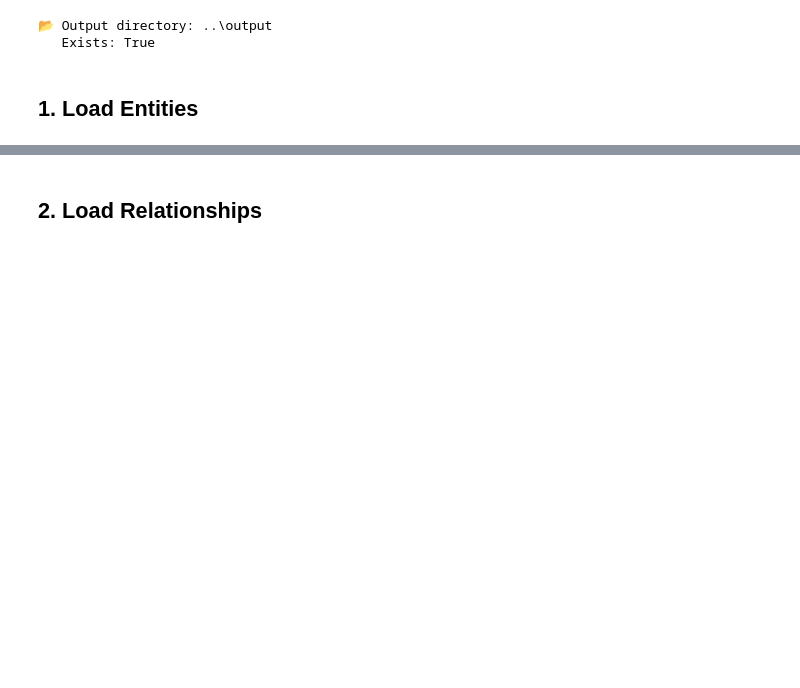
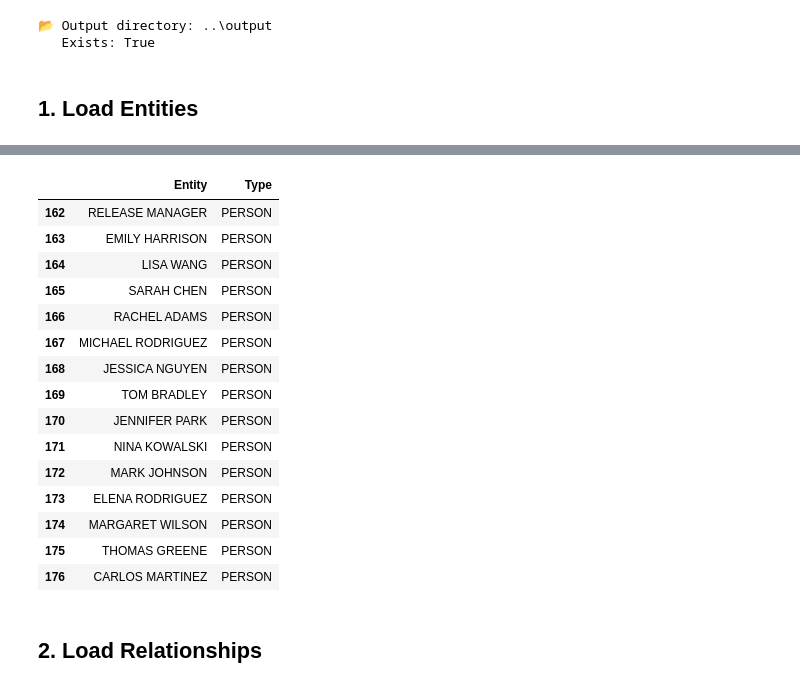
Before and after one commit to cristofima/maf-graphrag-series, a Jupyter notebook: notebooks/01_explore_graph.ipynb, the cells around one changed output, grey strips where cells are left out. Drawn from its saved outputs; the diff is of its cells as text; code cells hidden in the pictures; blank space fills up the shorter version.

```diff
--- a/notebooks/01_explore_graph.ipynb
+++ b/notebooks/01_explore_graph.ipynb
@@ -81,3 +84,22 @@ entity_table
+# %%
+entity_table.tail(15)
+# %% [output]
+|  | Entity | Type |
+| 162 | RELEASE MANAGER | PERSON |
+| 163 | EMILY HARRISON | PERSON |
+| 164 | LISA WANG | PERSON |
+| 165 | SARAH CHEN | PERSON |
+| 166 | RACHEL ADAMS | PERSON |
+| 167 | MICHAEL RODRIGUEZ | PERSON |
+| 168 | JESSICA NGUYEN | PERSON |
+| 169 | TOM BRADLEY | PERSON |
+| 170 | JENNIFER PARK | PERSON |
+| 171 | NINA KOWALSKI | PERSON |
+| 172 | MARK JOHNSON | PERSON |
+| 173 | ELENA RODRIGUEZ | PERSON |
+| 174 | MARGARET WILSON | PERSON |
+| 175 | THOMAS GREENE | PERSON |
+| 176 | CARLOS MARTINEZ | PERSON |
 # %% [markdown]
 ## 2. Load Relationships
 # %%
```
Also changed, not shown: parts of 13 cells of this notebook.
